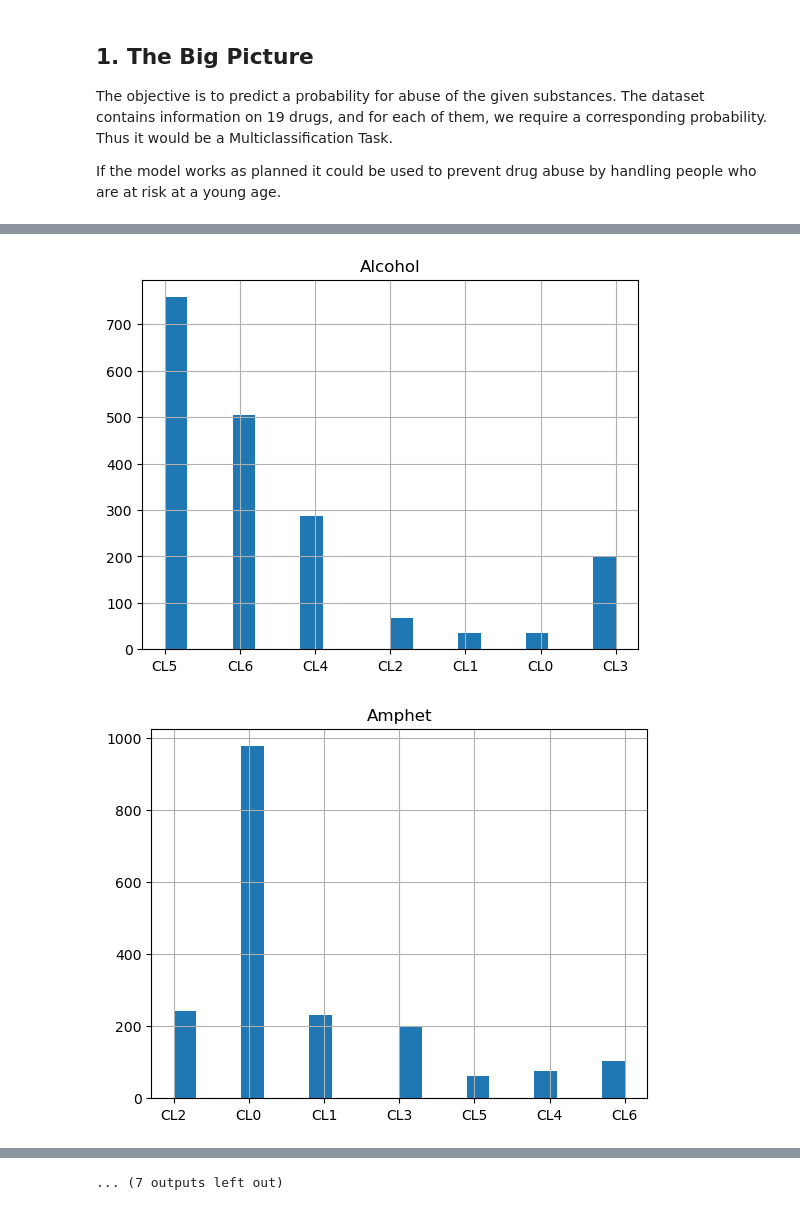
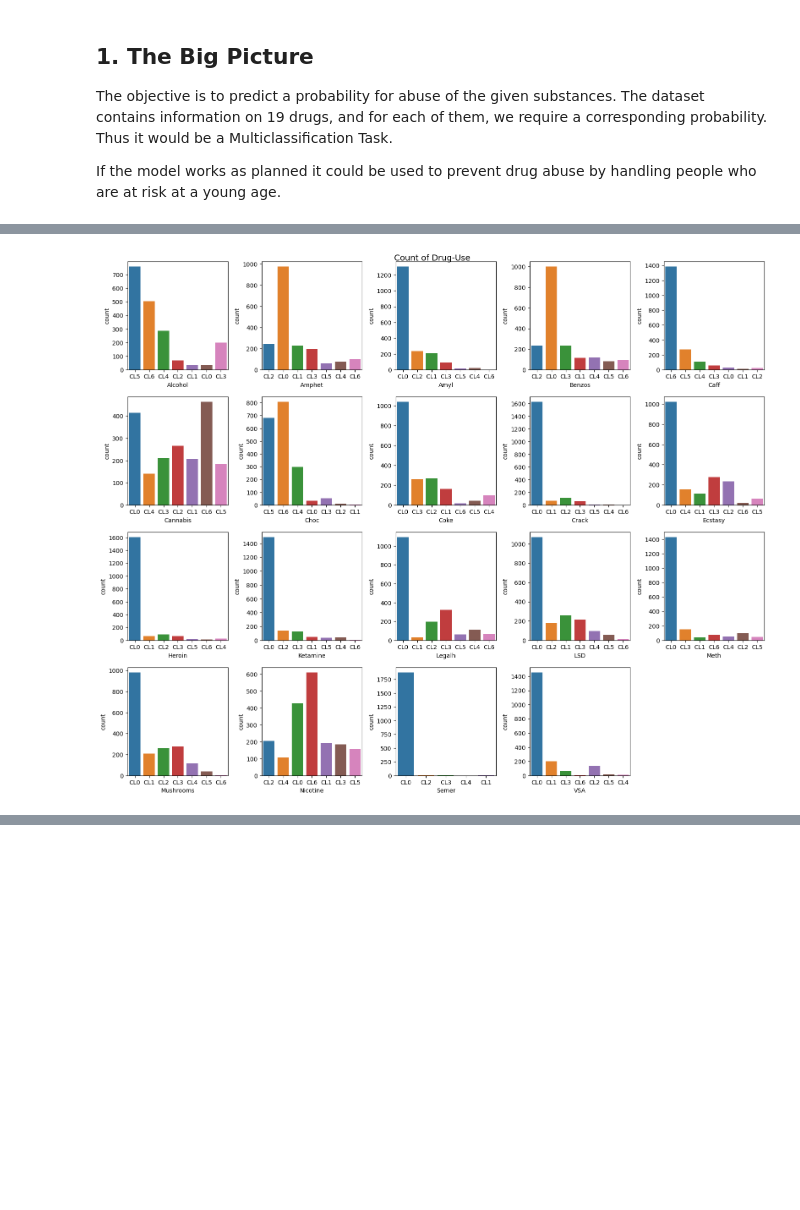
Before and after one commit to Freybier/Drogen4Life, a Jupyter notebook: Drug_Project.ipynb, the cells around one changed output, grey strips where cells are left out. Drawn from its saved outputs; the diff is of its cells as text; code cells hidden in the pictures; blank space fills up the shorter version.

```diff
--- a/Drug_Project.ipynb
+++ b/Drug_Project.ipynb
@@ -64,6 +104,23 @@ memory usage: 471.1+ KB
 # %%
 import matplotlib.pyplot as plt
+import seaborn as sns
 
-df.hist(bins=8, figsize=(12, 8))
+columns = df1.columns[:13]  # Nur die ersten 13 Spalten verwenden
+
+num_rows = 5
+num_cols = 3
+
+fig, axes = plt.subplots(num_rows, num_cols, figsize=(16, 16))
+fig.suptitle("Count of Drug-Use", fontsize=14)
+
+for i in range(num_rows):
+    for j in range(num_cols):
+        k = i * num_cols + j
+        if k < len(columns):
+            sns.countplot(x=columns[k], data=df, ax=axes[i][j])
+        else:
+            fig.delaxes(axes[i][j])
+
+plt.tight_layout()
 plt.show()
 # %% [output]
@@ -71,11 +128,21 @@ plt.show()
 # %%
-obj_cols = df.select_dtypes(include=['object'])
+columns = df2.columns
 
-for col in obj_cols:
-    fig, ax = plt.subplots()
-    df[col].hist(bins=20)
-    ax.set_title(col)
-    plt.show()
+num_rows = 5
+num_cols = 5
+
+fig, axes = plt.subplots(num_rows, num_cols, figsize=(16, 16))
+fig.suptitle("Count of Drug-Use", fontsize=14)
+
+for i in range(num_rows):
+    for j in range(num_cols):
+        k = i * num_cols + j
+        if k < len(columns):
+            sns.countplot(x=columns[k], data=df, ax=axes[i][j])
+        else:
+            fig.delaxes(axes[i][j])
+
+plt.tight_layout()
+plt.show()
 # %% [output]
-[figure, old version]
+[figure, new version]
-[figure, removed]
@@ -92,2 +149 @@ for col in obj_cols:
-... (7 outputs left out)
 # %%
```
Also changed, not shown: parts of 10 cells of this notebook, 2 other files.
